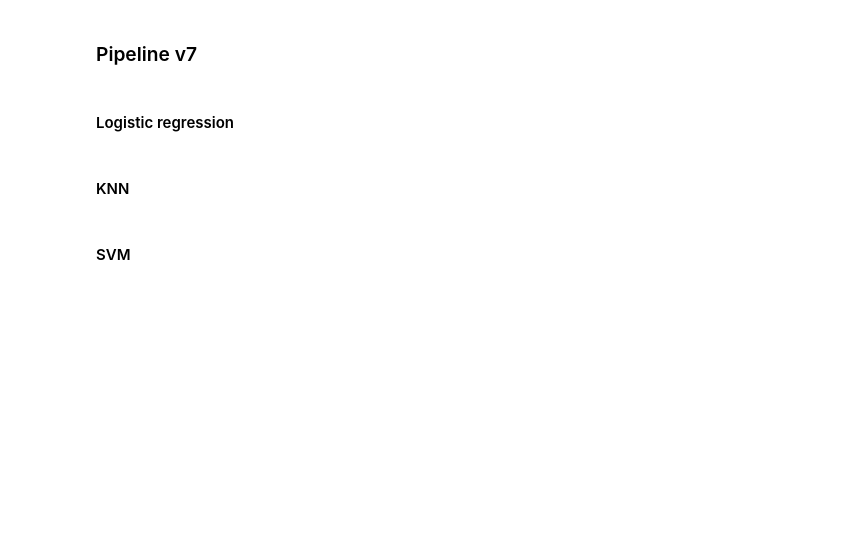
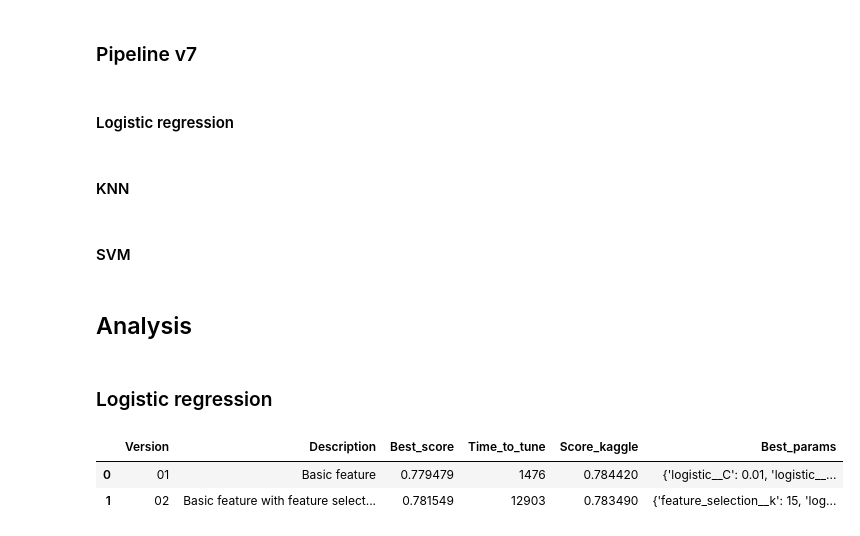
Before and after one commit to Kevin-Guyard/Titanic_Spaceship, a Jupyter notebook: Notebook.ipynb, the cells around one changed output. Saved outputs shown, nothing was run; the diff lists cells and outputs as text; code cells hidden in the pictures; blank space fills up the shorter version.

```diff
--- a/Notebook.ipynb
+++ b/Notebook.ipynb
@@ -506,3 +506,46 @@ analyze_model(
     X_test=X_test,
     list_passenger_id=list_passenger_id
 )
+# %% [markdown]
+## Analysis
+# %%
+VERSIONS = [str(x) if x > 9 else "0" + str(x) for x in range(1, 8)]
+COLUMNS = ["Version", "Description", "Best_score", "Time_to_tune", "Score_kaggle", "Best_params"]
+DESCRIPTION_VERSIONS = {
+    "01": "Basic feature",
+    "02": "Basic feature with feature selection f_classif",
+    "03": "Basic feature with feature selection MI n=1",
+    "04": "Basic feature with feature selection MI n=2",
+    "05": "Basic feature with feature selection MI n=3",
+    "06": "Basic feature with feature selection MI n=4",
+    "07": "Basic feature with feature selection MI n=5",
+}
+# %% [markdown]
+### Logistic regression
+# %%
+df_results = pd.DataFrame(columns=COLUMNS)
+NAME_MODEL = "logistic_regression"
+
+for version in VERSIONS:
+
+    if os.path.exists(os.path.join(REPO_MODEL, NAME_MODEL + "__v" + version + ".json")):
+        with open(os.path.join(REPO_MODEL, NAME_MODEL + "__v" + version + ".json"), "r") as file:
+            data = json.load(file)
+        df_results = pd.concat([
+            df_results,
+            pd.DataFrame({
+                "Version": [version],
+                "Description": DESCRIPTION_VERSIONS.get(version),
+                "Best_score": [data["best_score"]],
+                "Time_to_tune": [int(data["time_to_tune"])],
+                "Score_kaggle": [data["score_kaggle"]],
+                "Best_params": [data["best_params"]],
+
+            })])
+
+df_results.reset_index(inplace=True, drop=True)
+df_results.style.apply(lambda row: ['background-color: yellow'] * df_results.shape[1] if row.Best_score == max(df_results.Best_score) else ['background-color: white'] * df_results.shape[1], axis=1)
+# %% [output]
+|  | Version | Description | Best_score | Time_to_tune | Score_kaggle | Best_params |
+| 0 | 01 | Basic feature | 0.779479 | 1476 | 0.784420 | {'logistic__C': 0.01, 'logistic__... |
+| 1 | 02 | Basic feature with feature select... | 0.781549 | 12903 | 0.783490 | {'feature_selection__k': 15, 'log... |
```
Also changed, not shown: parts of 4 cells of this notebook, 1 other file.
